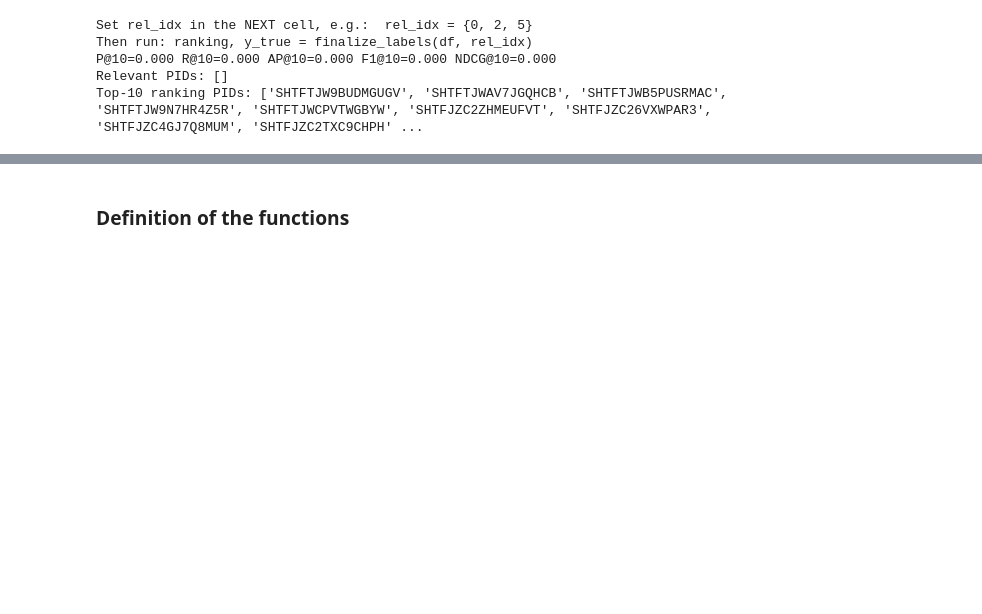
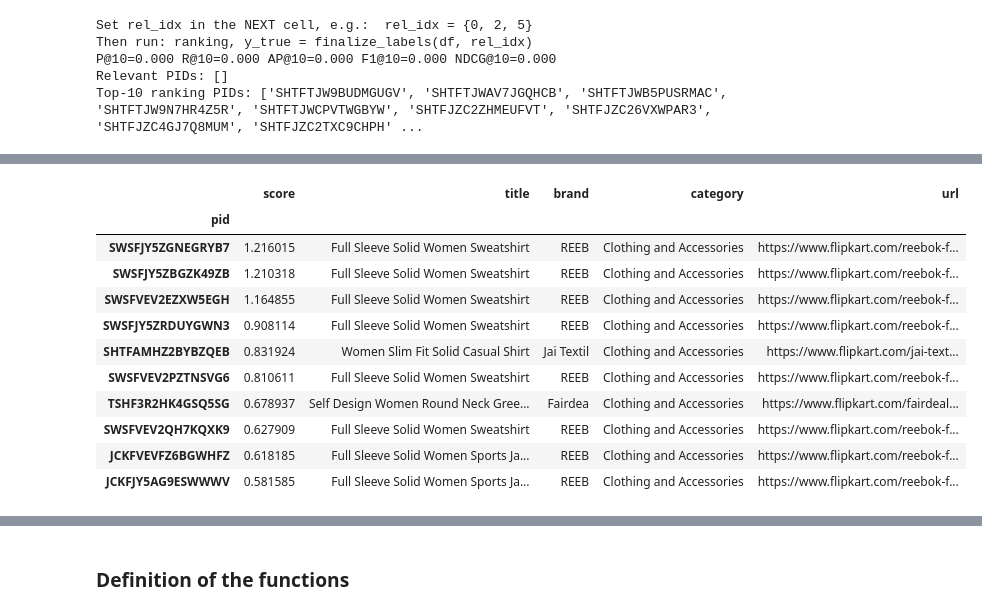
Before and after one commit to jordiestevee/irwa-search-engine-g_019, a Jupyter notebook: project_progress/part_3/Ranking_and_Filtering.ipynb, the cells around one changed output, grey strips where cells are left out. Drawn from its saved outputs; the diff is of its cells as text; code cells hidden in the pictures; blank space fills up the shorter version.

```diff
--- a/project_progress/part_3/Ranking_and_Filtering.ipynb
+++ b/project_progress/part_3/Ranking_and_Filtering.ipynb
@@ -649,0 +754,62 @@ Top-10 ranking PIDs: ['SHTFTJW9BUDMGUGV', 'SHTFTJWAV7JGQHCB', 'SHTFTJWB5PUSRMAC'
+# %%
+# --- Part 3.3: Custom Score (TF-IDF + numeric fields) ---
+
+def normalize(series):
+    return (series - series.min()) / (series.max() - series.min() + 1e-9)
+
+# normalize numeric features
+products_df["rating_norm"]   = normalize(products_df["average_rating"].astype(float))
+products_df["discount_norm"] = normalize(products_df["discount"].astype(float))
+products_df["price_norm"]    = normalize(products_df["selling_price"].astype(float))
+
+def rank_custom_manual(query, postings, idf, doc_norm, products_df,
+                       alpha=0.6, beta=0.2, gamma=0.1, delta=0.1, top_k=20):
+    tokens = query.lower().split()
+    scores = Counter()
+
+    # manual TF-IDF cosine part
+    for t in tokens:
+        if t not in postings:
+            continue
+        wq = idf.get(t, 0)
+        for pid, f in postings[t]:
+            wd = (1 + math.log(f)) * idf.get(t, 0)
+            scores[pid] += wq * wd
+
+    for pid in scores:
+        scores[pid] /= doc_norm.get(pid, 1e-9)
+
+    # blend with numeric metadata
+    for pid in list(scores.keys()):
+        meta = products_df.loc[pid]
+        meta_score = (
+            alpha * scores[pid]
+            + beta * meta["rating_norm"]
+            + gamma * meta["discount_norm"]
+            + delta * (1 - meta["price_norm"])
+        )
+        scores[pid] = meta_score
+
+    return sorted(scores.items(), key=lambda x: x[1], reverse=True)[:top_k]
+
+
+# 🔍 Example
+query_example = "women full sleeve sweatshirt cotton"
+results_custom = rank_custom_manual(query_example, postings, idf, doc_norm, products_df, top_k=10)
+
+pd.DataFrame(results_custom, columns=["pid", "score"]).set_index("pid").join(
+    products_df[["title", "brand", "category", "url"]]
+)
+# %% [output]
+|  | score | title | brand | category | url |
+| pid |  |  |  |  |  |
+| SWSFJY5ZGNEGRYB7 | 1.216015 | Full Sleeve Solid Women Sweatshirt | REEB | Clothing and Accessories | https://www.flipkart.com/reebok-f... |
+| SWSFJY5ZBGZK49ZB | 1.210318 | Full Sleeve Solid Women Sweatshirt | REEB | Clothing and Accessories | https://www.flipkart.com/reebok-f... |
+| SWSFVEV2EZXW5EGH | 1.164855 | Full Sleeve Solid Women Sweatshirt | REEB | Clothing and Accessories | https://www.flipkart.com/reebok-f... |
+| SWSFJY5ZRDUYGWN3 | 0.908114 | Full Sleeve Solid Women Sweatshirt | REEB | Clothing and Accessories | https://www.flipkart.com/reebok-f... |
+| SHTFAMHZ2BYBZQEB | 0.831924 | Women Slim Fit Solid Casual Shirt | Jai Textil | Clothing and Accessories | https://www.flipkart.com/jai-text... |
+| SWSFVEV2PZTNSVG6 | 0.810611 | Full Sleeve Solid Women Sweatshirt | REEB | Clothing and Accessories | https://www.flipkart.com/reebok-f... |
+| TSHF3R2HK4GSQ5SG | 0.678937 | Self Design Women Round Neck Gree... | Fairdea | Clothing and Accessories | https://www.flipkart.com/fairdeal... |
+| SWSFVEV2QH7KQXK9 | 0.627909 | Full Sleeve Solid Women Sweatshirt | REEB | Clothing and Accessories | https://www.flipkart.com/reebok-f... |
+| JCKFVEVFZ6BGWHFZ | 0.618185 | Full Sleeve Solid Women Sports Ja... | REEB | Clothing and Accessories | https://www.flipkart.com/reebok-f... |
+| JCKFJY5AG9ESWWWV | 0.581585 | Full Sleeve Solid Women Sports Ja... | REEB | Clothing and Accessories | https://www.flipkart.com/reebok-f... |
```
Also changed, not shown: parts of 31 cells of this notebook.
